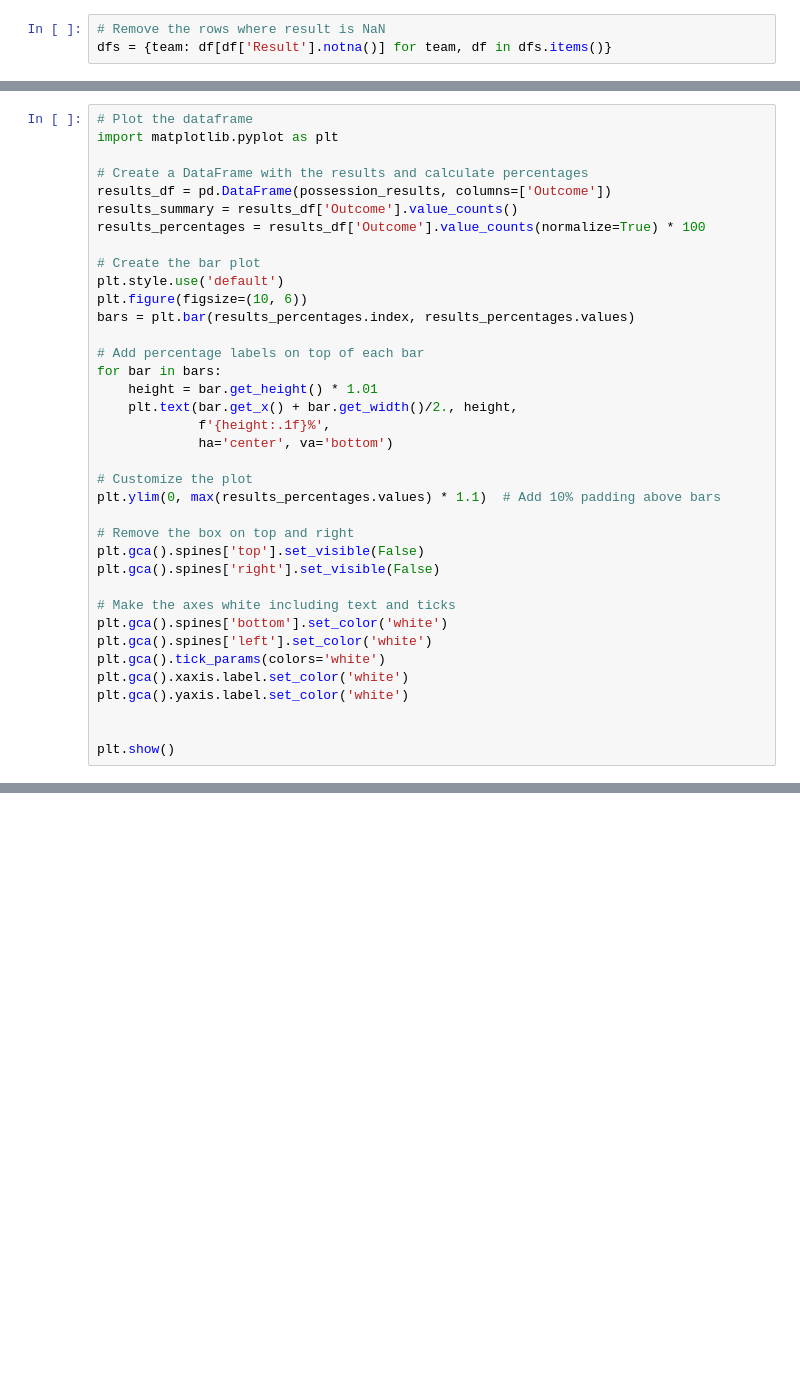
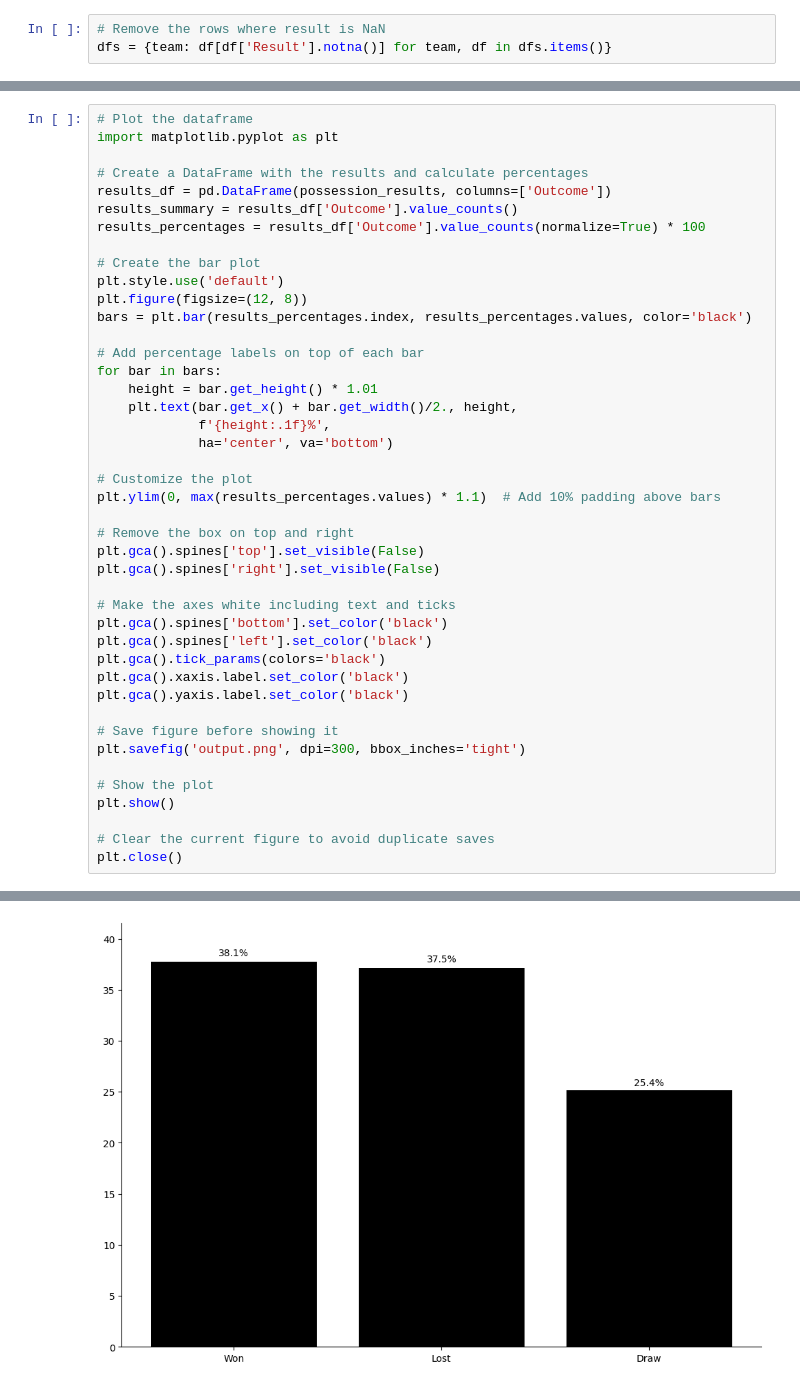
Before and after one commit to carlos-menezes/football-visualizations, a Jupyter notebook: visualizations/04-possession-wins/main.ipynb, the cells around one changed output, grey strips where cells are left out. Cells and saved outputs as stored; diff of their text form; blank space fills up the shorter version.

```diff
--- a/visualizations/04-possession-wins/main.ipynb
+++ b/visualizations/04-possession-wins/main.ipynb
@@ -76,8 +103,8 @@ results_percentages = results_df['Outcome'].value_counts(normalize=True) * 100
 
 # Create the bar plot
 plt.style.use('default')
-plt.figure(figsize=(10, 6))
-bars = plt.bar(results_percentages.index, results_percentages.values)
+plt.figure(figsize=(12, 8))
+bars = plt.bar(results_percentages.index, results_percentages.values, color='black')
 
 # Add percentage labels on top of each bar
 for bar in bars:
@@ -94,12 +121,18 @@ plt.gca().spines['top'].set_visible(False)
 plt.gca().spines['right'].set_visible(False)
 
 # Make the axes white including text and ticks
-plt.gca().spines['bottom'].set_color('white')
-plt.gca().spines['left'].set_color('white')
-plt.gca().tick_params(colors='white')
-plt.gca().xaxis.label.set_color('white')
-plt.gca().yaxis.label.set_color('white')
+plt.gca().spines['bottom'].set_color('black')
+plt.gca().spines['left'].set_color('black')
+plt.gca().tick_params(colors='black')
+plt.gca().xaxis.label.set_color('black')
+plt.gca().yaxis.label.set_color('black')
 
+# Save figure before showing it
+plt.savefig('output.png', dpi=300, bbox_inches='tight')
 
+# Show the plot
 plt.show()
+
+# Clear the current figure to avoid duplicate saves
+plt.close()
 # %% [output]
@@ -106,0 +139 @@ NameError: name 'pd' is not defined
+[figure, added]
```
Also changed, not shown: parts of 3 cells of this notebook, 3 other files.
